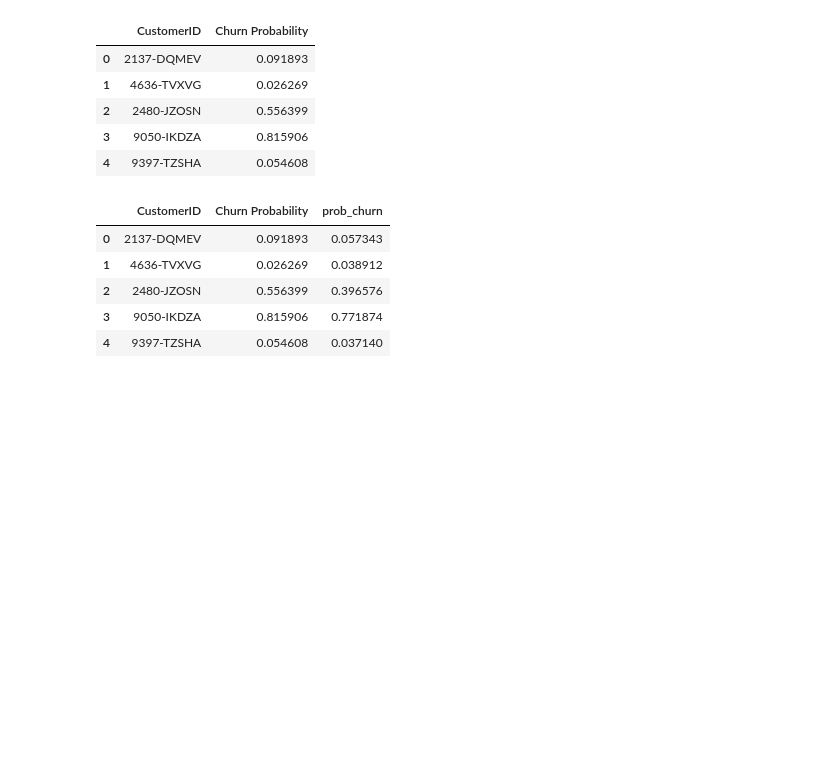
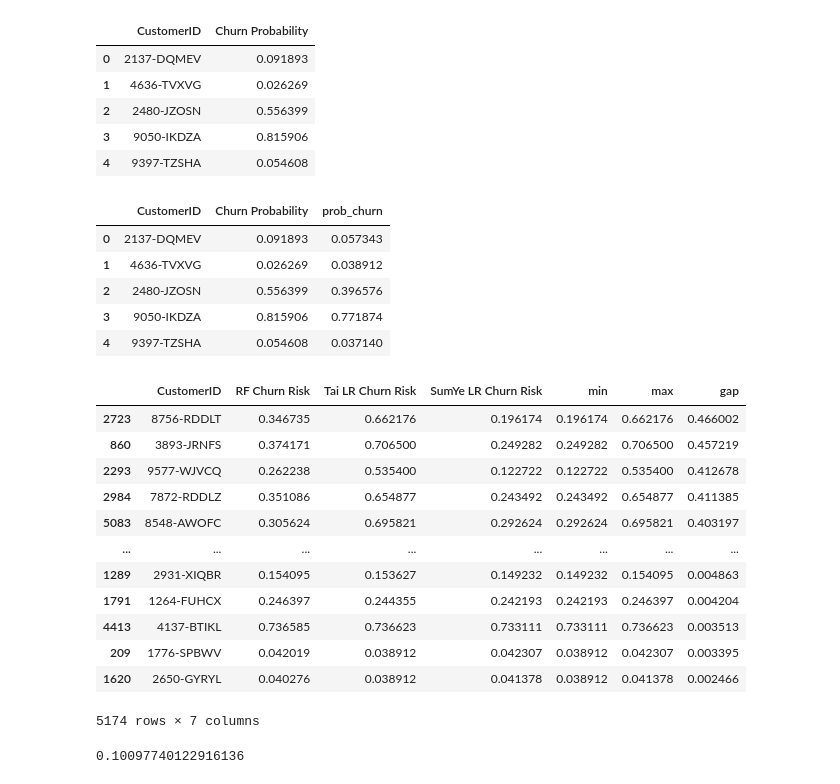
Before and after one commit to sn1218/Swan-Teleco-Customer-Churn-Analysis, a Jupyter notebook: closeness_checking.ipynb, the cells around one changed output. Drawn from its saved outputs; the diff is of its cells as text; code cells hidden in the pictures; blank space fills up the shorter version.

```diff
--- a/closeness_checking.ipynb
+++ b/closeness_checking.ipynb
@@ -37,0 +42,28 @@ df.rename(columns={"Churn Probality":"RF Churn Risk", "prob_churn":"LR Churn Ris
+# %%
+df = df.merge(sylrdf, on="CustomerID")
+# %%
+df["min"] = df.loc[:,"RF Churn Risk":"SumYe LR Churn Risk"].min(axis=1)
+# %%
+df["max"] = df.loc[:,"RF Churn Risk":"SumYe LR Churn Risk"].max(axis=1)
+# %%
+df["gap"] = df["max"] - df["min"]
+# %%
+df.sort_values(by="gap", ascending=False)
+# %% [output]
+|  | CustomerID | RF Churn Risk | Tai LR Churn Risk | SumYe LR Churn Risk | min | max | gap |
+| 2723 | 8756-RDDLT | 0.346735 | 0.662176 | 0.196174 | 0.196174 | 0.662176 | 0.466002 |
+| 860 | 3893-JRNFS | 0.374171 | 0.706500 | 0.249282 | 0.249282 | 0.706500 | 0.457219 |
+| 2293 | 9577-WJVCQ | 0.262238 | 0.535400 | 0.122722 | 0.122722 | 0.535400 | 0.412678 |
+| 2984 | 7872-RDDLZ | 0.351086 | 0.654877 | 0.243492 | 0.243492 | 0.654877 | 0.411385 |
+| 5083 | 8548-AWOFC | 0.305624 | 0.695821 | 0.292624 | 0.292624 | 0.695821 | 0.403197 |
+| ... | ... | ... | ... | ... | ... | ... | ... |
+| 1289 | 2931-XIQBR | 0.154095 | 0.153627 | 0.149232 | 0.149232 | 0.154095 | 0.004863 |
+| 1791 | 1264-FUHCX | 0.246397 | 0.244355 | 0.242193 | 0.242193 | 0.246397 | 0.004204 |
+| 4413 | 4137-BTIKL | 0.736585 | 0.736623 | 0.733111 | 0.733111 | 0.736623 | 0.003513 |
+| 209 | 1776-SPBWV | 0.042019 | 0.038912 | 0.042307 | 0.038912 | 0.042307 | 0.003395 |
+| 1620 | 2650-GYRYL | 0.040276 | 0.038912 | 0.041378 | 0.038912 | 0.041378 | 0.002466 |
+5174 rows × 7 columns
+# %%
+df.gap.mean()
+# %% [output]
+0.10097740122916136
```
Also changed, not shown: parts of 4 cells of this notebook, 3 other files.
